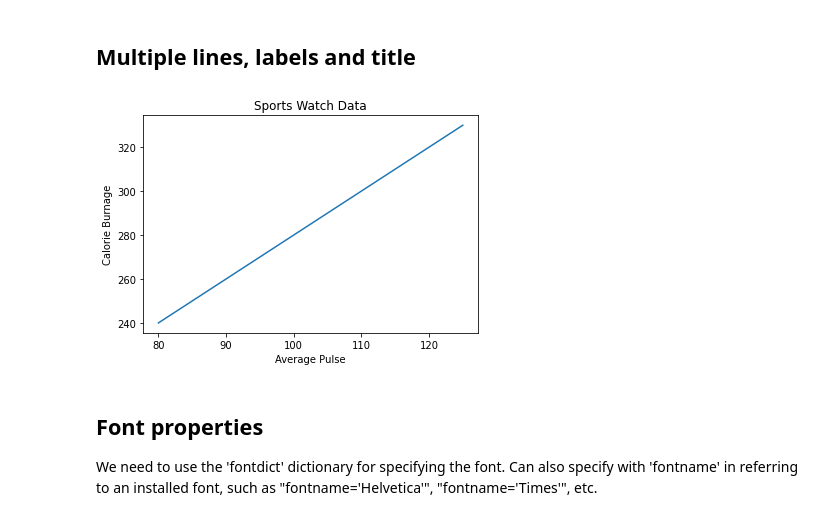
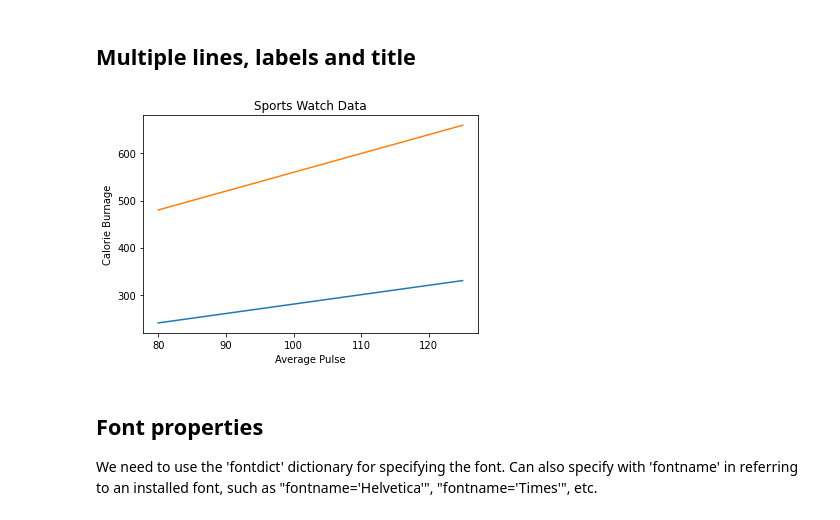
Before and after one commit to icaroacarvalho/Learning-Python, a Jupyter notebook: Learning_python.ipynb, the cells around one changed output. Cells and saved outputs as stored; diff of their text form; code cells hidden in the pictures.

```diff
--- a/Learning_python.ipynb
+++ b/Learning_python.ipynb
@@ -4791,22 +4791,23 @@ plt.show()
 # %%
 from matplotlib import pyplot as plt
 import numpy as np
 
 x = np.array([80, 85, 90, 95, 100, 105, 110, 115, 120, 125])
 y = np.array([240, 250, 260, 270, 280, 290, 300, 310, 320, 330])
 
 plt.plot(x, y)
+plt.plot(x,2*y)
 
 plt.title("Sports Watch Data") # by default, the title is set to the centre
 #plt.title("Sports Watch Data", loc='left') # title is located to the left
 #plt.title("Sports Watch Data", loc='right') # title is located to the right
 #plt.title("Sports Watch Data", loc='center') # title is centered
 plt.xlabel("Average Pulse")
 plt.ylabel("Calorie Burnage")
 
 plt.show()
 # %% [output]
-[figure, old version]
+[figure, new version]
 # %% [markdown]
 ## Font properties
 We need to use the 'fontdict' dictionary for specifying the font.
```
Also changed, not shown: parts of 9 cells of this notebook.
